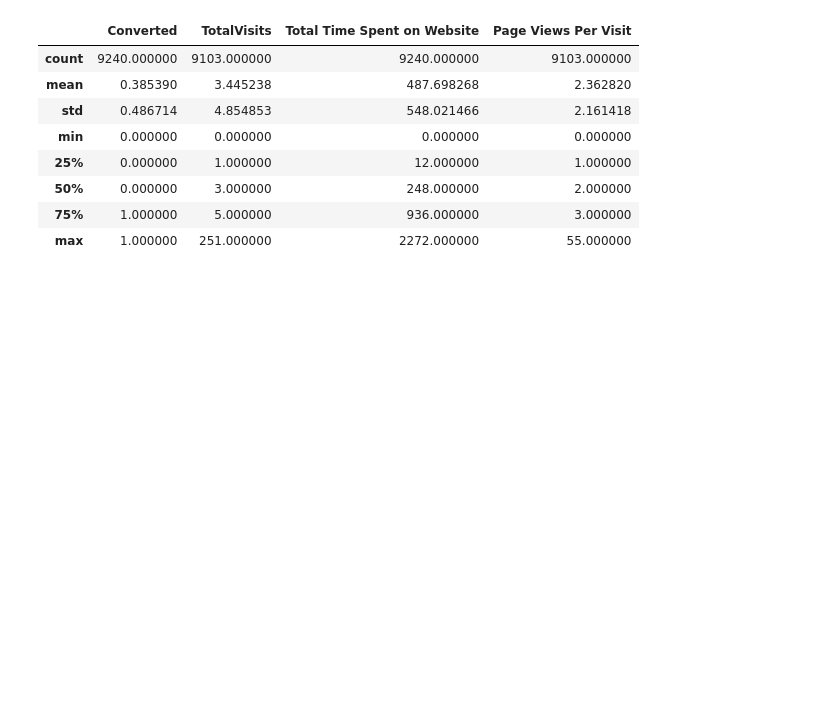
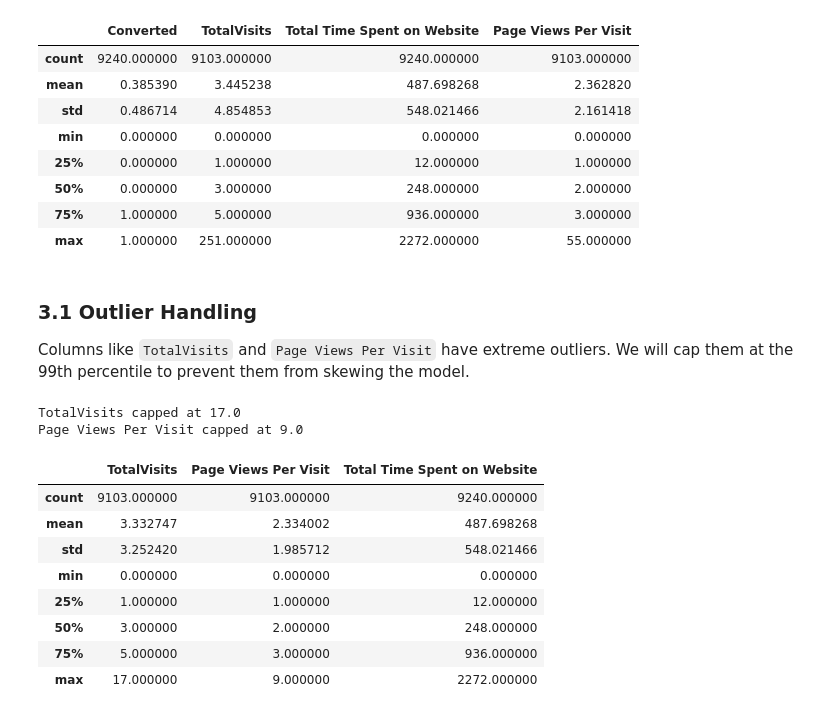
Before and after one commit to denis911/kaggle-lead-scoring-full-cycle-to-cloud-deployment, a Jupyter notebook: EDA.ipynb, the cells around one changed output. Cells and saved outputs as stored; diff of their text form; code cells hidden in the pictures; blank space fills up the shorter version.

```diff
--- a/EDA.ipynb
+++ b/EDA.ipynb
@@ -183,3 +183,30 @@ df.describe()
 | 50% | 0.000000 | 3.000000 | 248.000000 | 2.000000 |
 | 75% | 1.000000 | 5.000000 | 936.000000 | 3.000000 |
 | max | 1.000000 | 251.000000 | 2272.000000 | 55.000000 |
+# %% [markdown]
+### 3.1 Outlier Handling
+
+Columns like `TotalVisits` and `Page Views Per Visit` have extreme outliers. We will cap them at the 99th percentile to prevent them from skewing the model.
+# %%
+def cap_outliers(df, col, percentile=0.99):
+    limit = df[col].quantile(percentile)
+    df[col] = df[col].clip(upper=limit)
+    return limit
+
+for col in ['TotalVisits', 'Page Views Per Visit']:
+    limit = cap_outliers(df, col)
+    print(f"{col} capped at {limit}")
+
+df[['TotalVisits', 'Page Views Per Visit', 'Total Time Spent on Website']].describe()
+# %% [output]
+TotalVisits capped at 17.0
+Page Views Per Visit capped at 9.0
+|  | TotalVisits | Page Views Per Visit | Total Time Spent on Website |
+| count | 9103.000000 | 9103.000000 | 9240.000000 |
+| mean | 3.332747 | 2.334002 | 487.698268 |
+| std | 3.252420 | 1.985712 | 548.021466 |
+| min | 0.000000 | 0.000000 | 0.000000 |
+| 25% | 1.000000 | 1.000000 | 12.000000 |
+| 50% | 3.000000 | 2.000000 | 248.000000 |
+| 75% | 5.000000 | 3.000000 | 936.000000 |
+| max | 17.000000 | 9.000000 | 2272.000000 |
```
Also changed, not shown: parts of 8 cells of this notebook.
